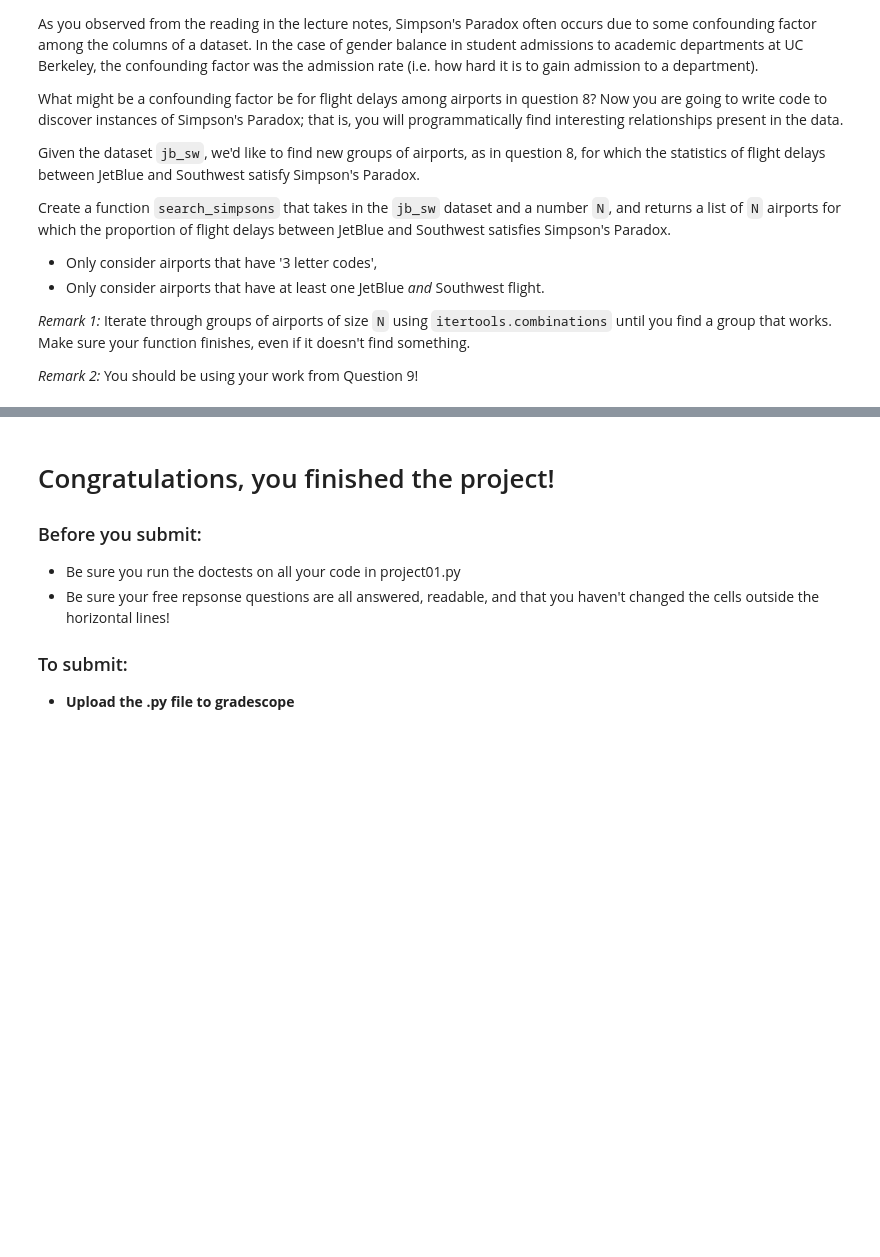
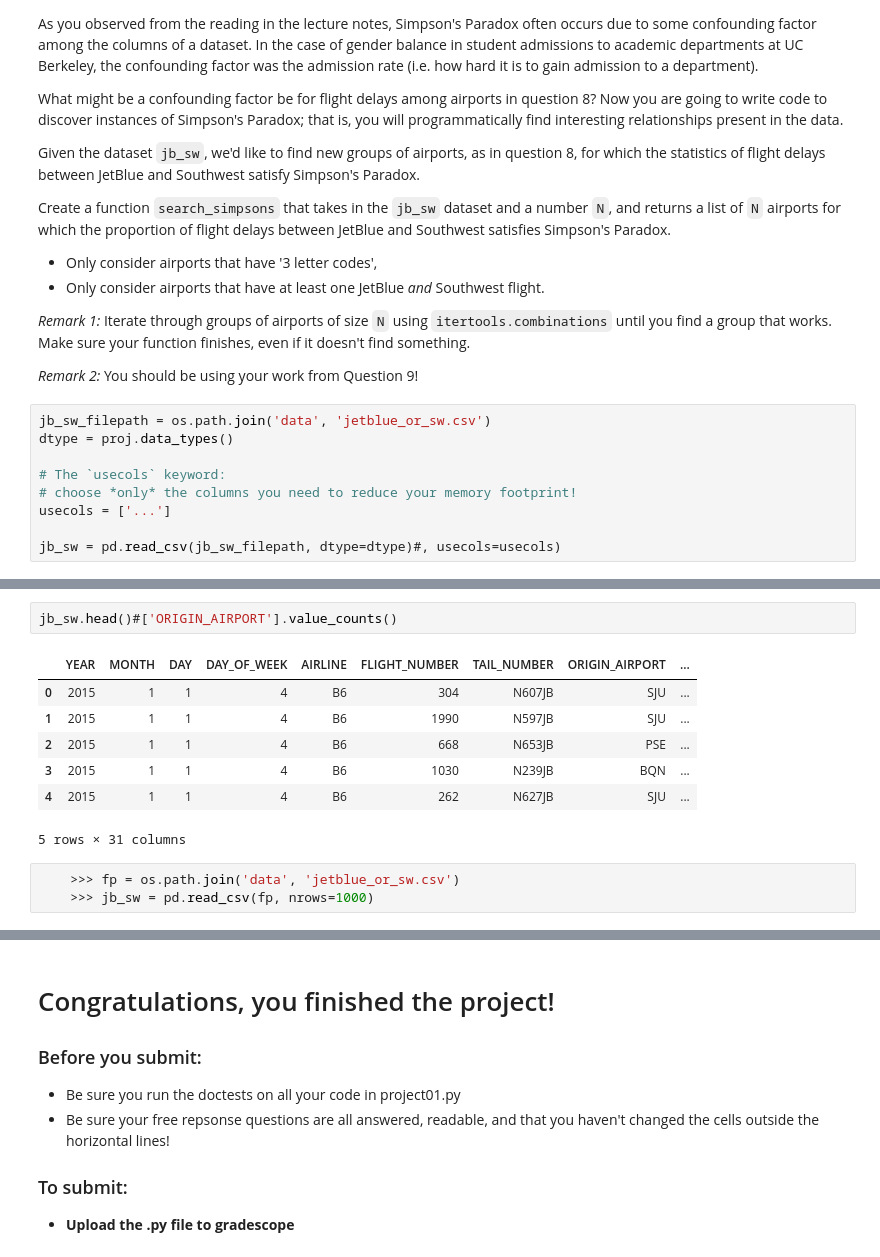
Before and after one commit to zhg061/dsc80-project-2, a Jupyter notebook: project02.ipynb, the cells around one changed output, grey strips where cells are left out. Saved outputs shown, nothing was run; the diff lists cells and outputs as text; blank space fills up the shorter version.

```diff
--- a/project02.ipynb
+++ b/project02.ipynb
@@ -876,3 +1024,12 @@ Create a function `search_simpsons` that takes in the `jb_sw` dataset and a numb
 *Remark 1:* Iterate through groups of airports of size `N` using `itertools.combinations` until you find a group that works. Make sure your function finishes, even if it doesn't find something.
 
 *Remark 2:* You should be using your work from Question 9!
+# %%
+jb_sw_filepath = os.path.join('data', 'jetblue_or_sw.csv')
+dtype = proj.data_types()
+
+# The `usecols` keyword:
+# choose *only* the columns you need to reduce your memory footprint!
+usecols = ['...']
+
+jb_sw = pd.read_csv(jb_sw_filepath, dtype=dtype)#, usecols=usecols)
@@ -878,0 +1056,13 @@ Create a function `search_simpsons` that takes in the `jb_sw` dataset and a numb
+# %%
+jb_sw.head()#['ORIGIN_AIRPORT'].value_counts()
+# %% [output]
+|  | YEAR | MONTH | DAY | DAY_OF_WEEK | AIRLINE | FLIGHT_NUMBER | TAIL_NUMBER | ORIGIN_AIRPORT | ... |
+| 0 | 2015 | 1 | 1 | 4 | B6 | 304 | N607JB | SJU | ... |
+| 1 | 2015 | 1 | 1 | 4 | B6 | 1990 | N597JB | SJU | ... |
+| 2 | 2015 | 1 | 1 | 4 | B6 | 668 | N653JB | PSE | ... |
+| 3 | 2015 | 1 | 1 | 4 | B6 | 1030 | N239JB | BQN | ... |
+| 4 | 2015 | 1 | 1 | 4 | B6 | 262 | N627JB | SJU | ... |
+5 rows × 31 columns
+# %%
+    >>> fp = os.path.join('data', 'jetblue_or_sw.csv')
+    >>> jb_sw = pd.read_csv(fp, nrows=1000)
```
Also changed, not shown: parts of 27 cells of this notebook, 1 other file.
